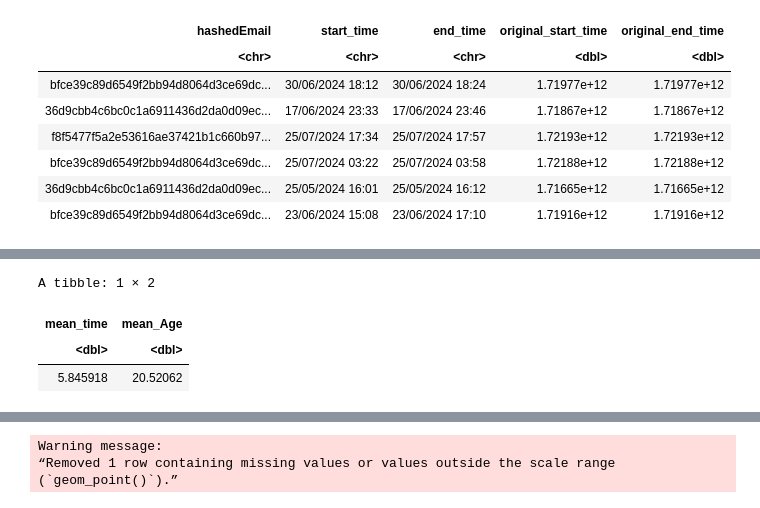
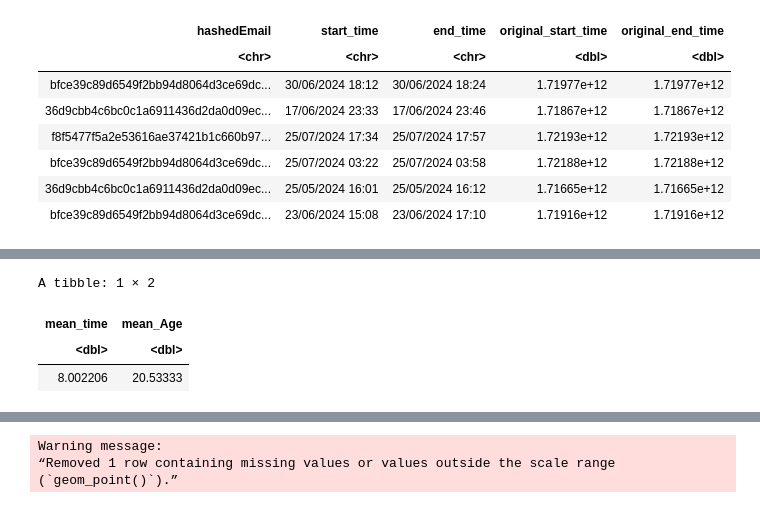
Before and after one commit to lilael-sakhawy/dsci_100_individual_project_planning_stage, a Jupyter notebook: finalproject.ipynb, the cells around one changed output, grey strips where cells are left out. Cells and saved outputs as stored; diff of their text form; code cells hidden in the pictures.

```diff
--- a/finalproject.ipynb
+++ b/finalproject.ipynb
@@ -174,11 +184,11 @@ A tibble: 6 × 12
 # %%
 # the following code will be used to compute the mean for quantitative variables in players_data
-players_means <- players_data |>
-    select(played_hours, Age) |>
+players_means_training <- players_training |>
+    select(played_hours,Age) |>
     summarize(mean_time = mean(played_hours), mean_Age = mean(Age, na.rm = TRUE))
-players_means
+players_means_training
 # %% [output]
 A tibble: 1 × 2
 | mean_time | mean_Age |
 | <dbl> | <dbl> |
-| 5.845918 | 20.52062 |
+| 8.002206 | 20.53333 |
```
Also changed, not shown: parts of 7 cells of this notebook.
